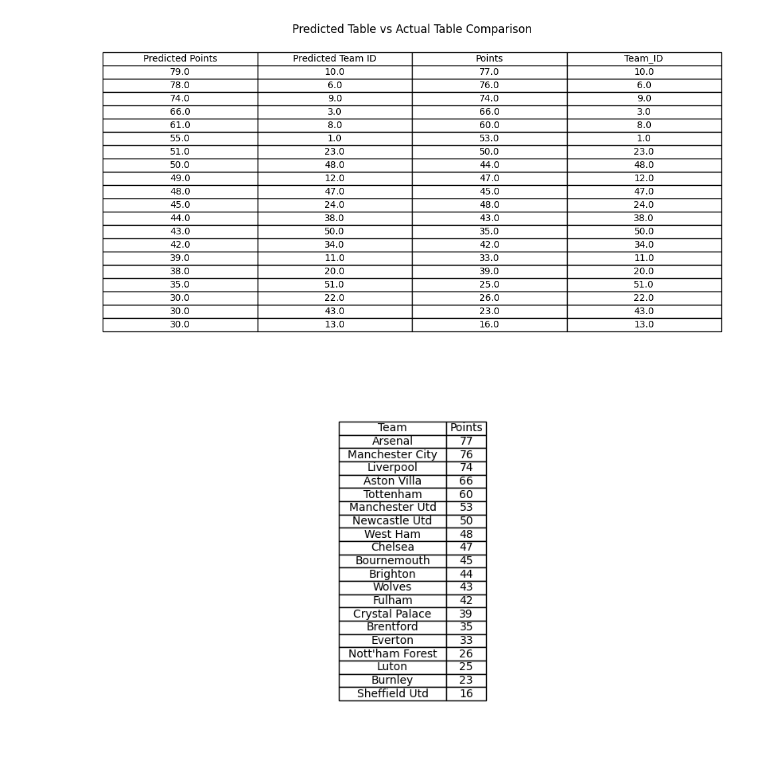
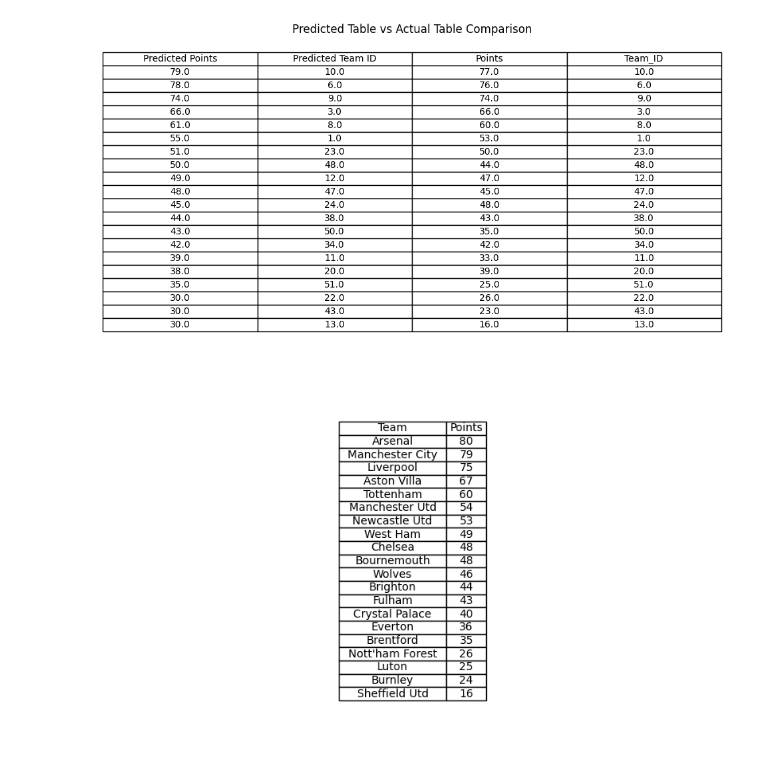
Before and after one commit to bric-k/College, a Jupyter notebook: DSE/Miniproject/project2.ipynb, the cells around one changed output. Cells and saved outputs as stored; diff of their text form; code cells hidden in the pictures.

```diff
--- a/DSE/Miniproject/project2.ipynb
+++ b/DSE/Miniproject/project2.ipynb
@@ -687,7 +685,7 @@ import pandas as pd
 import matplotlib.pyplot as plt
 
 # Load the current season results
-current_season_results_path = "C:\\Users\\sidbh\\Documents\\College\\DSE\\Datasets2\\new\\id\\path_to_next_season_features.csv"
+current_season_results_path = "C:\\Users\\sidbh\\Documents\\College\\DSE\\Datasets2\\new\\id\\current_standings.csv"
 current_season_results_df = pd.read_csv(current_season_results_path)
 
 # Load the team ID mapping CSV
@@ -696,31 +694,31 @@ team_id_mapping = pd.read_csv(team_id_mapping_path, index_col="Team_ID")
 
 # Merge the current season results DataFrame with the team ID mapping DataFrame
 current_season_results_with_names = current_season_results_df.merge(team_id_mapping, left_on="Team_ID", right_index=True)
 
 # Select 'Team' and 'Points' columns
 team_points_df = current_season_results_with_names[['Team', 'Points']]
 
 # Sort by points in descending order
 team_points_df = team_points_df.sort_values(by='Points', ascending=False)
 
 # Create a figure and axis
 fig, ax = plt.subplots(figsize=(10, 6))
 
 # Hide axes
 ax.axis('tight')
 ax.axis('off')
 
 # Create a table from the DataFrame and display it on the axis
 table = ax.table(cellText=team_points_df.values,
                  colLabels=team_points_df.columns,
                  loc='center', cellLoc='center')
 
 # Set table properties
 table.auto_set_font_size(False)
 table.set_fontsize(10)
 table.auto_set_column_width(col=list(range(len(team_points_df.columns))))
 
 # Show the plot
 plt.show()
 # %% [output]
-[figure, old version]
+[figure, new version]
```
Also changed, not shown: parts of 6 cells of this notebook, 7 other files.
